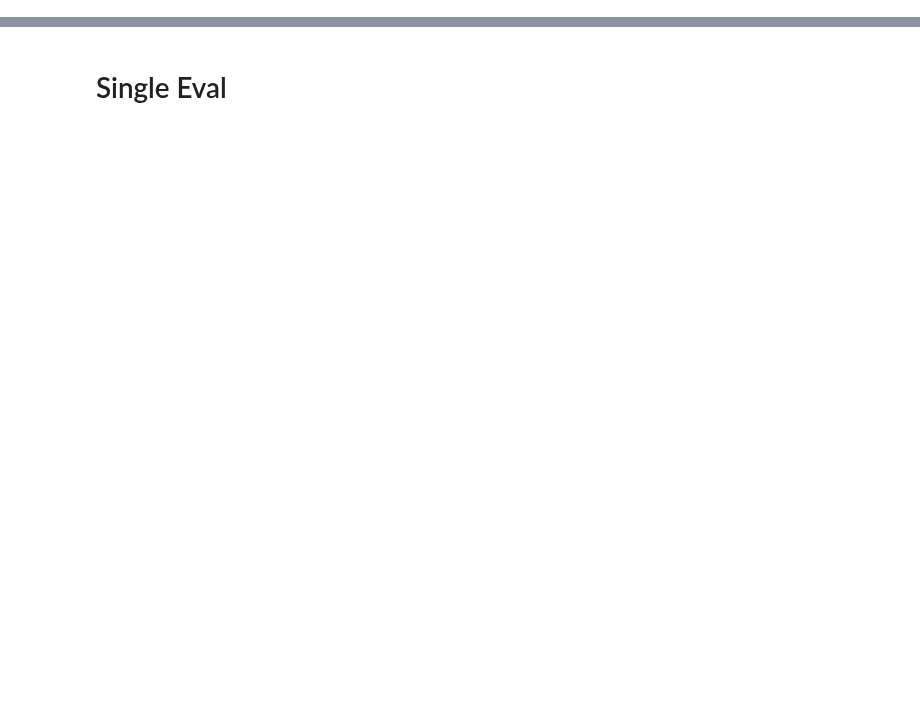
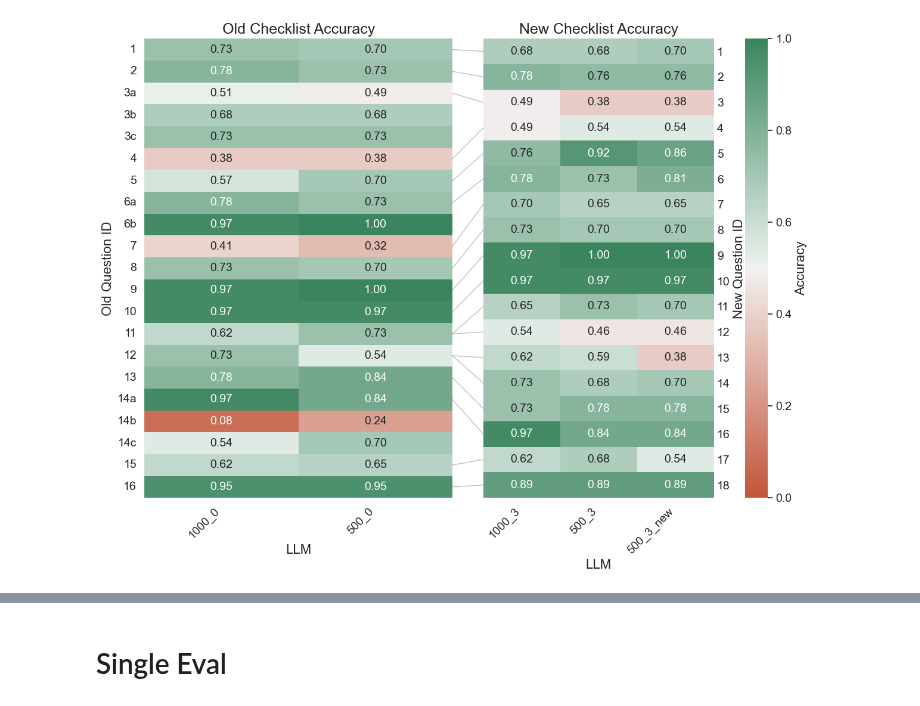
Before and after one commit to timovdk/grolts-llm, a Jupyter notebook: src/eval.ipynb, the cells around one changed output, grey strips where cells are left out. Cells and saved outputs as stored; diff of their text form; code cells hidden in the pictures; blank space fills up the shorter version.

```diff
--- a/src/eval.ipynb
+++ b/src/eval.ipynb
@@ -13,0 +27,25 @@ GROUND_TRUTH_PLOT = False
+# %%
+id_map = {
+    0: 0,
+    1: 1,
+    2: 2,
+    3: 5,
+    4: 6,
+    5: 7,
+    6: 9,
+    7: 10,
+    8: 11,
+    9: 12,
+    10: 13,
+    11: 13,
+    12: 14,
+    13: 14,
+    14: 15,
+    15: 16,
+    16: 19,
+    17: 20,
+}
+
+reverse_map = defaultdict(list)
+for new_q, old_q in id_map.items():
+    reverse_map[old_q].append(new_q)
@@ -13,0 +181,14 @@ GROUND_TRUTH_PLOT = False
+# %%
+# Load labels
+df_labels = pd.read_csv('./human_labels.csv', delimiter=';', dtype=int)
+df_labels = df_labels.melt(id_vars=['paper_id'], var_name='question_id', value_name='answer')
+df_labels['paper_id'] = df_labels['paper_id'].astype(int)
+df_labels['question_id'] = df_labels['question_id'].astype(int)
+df_labels['answer'] = df_labels['answer'].astype(int)
+
+files = ["./outputs/1000_0.csv", "./outputs/500_0.csv", "./outputs/1000_3.csv", "./outputs/500_3.csv", "./outputs/500_3_new.csv"]
+
+old_acc_df, new_acc_df = load_llm_accuracies(files, df_labels)
+plot_mapped_accuracy_heatmaps(old_acc_df, new_acc_df, id_map)
+# %% [output]
+[figure, added]
```
Also changed, not shown: parts of 14 cells of this notebook, 17 other files.
